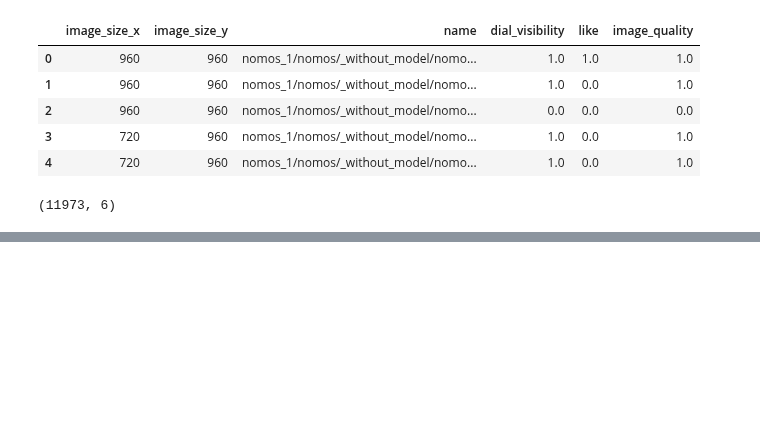
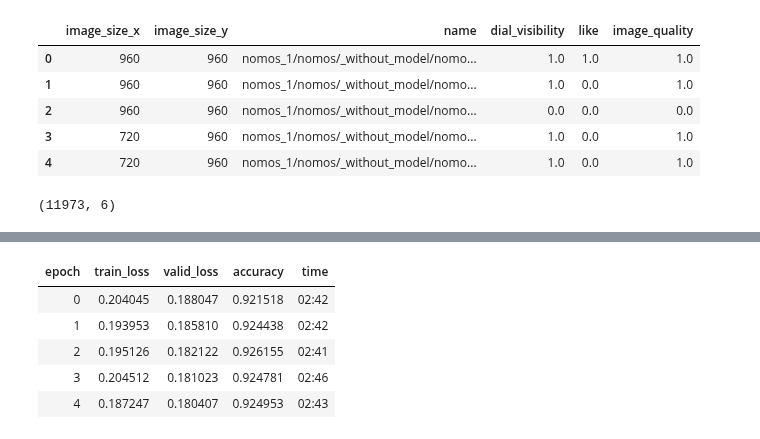
Before and after one commit to neronicolo/watch_bot, a Jupyter notebook: training/dial_visibility_classifier_2.ipynb, the cells around one changed output, grey strips where cells are left out. Cells and saved outputs as stored; diff of their text form; code cells hidden in the pictures; blank space fills up the shorter version.

```diff
--- a/training/dial_visibility_classifier_2.ipynb
+++ b/training/dial_visibility_classifier_2.ipynb
@@ -68,0 +123,9 @@ xform =
+# %%
+learn.fit_one_cycle(5, slice(5e-04))
+# %% [output]
+| epoch | train_loss | valid_loss | accuracy | time |
+| 0 | 0.204045 | 0.188047 | 0.921518 | 02:42 |
+| 1 | 0.193953 | 0.185810 | 0.924438 | 02:42 |
+| 2 | 0.195126 | 0.182122 | 0.926155 | 02:41 |
+| 3 | 0.204512 | 0.181023 | 0.924781 | 02:46 |
+| 4 | 0.187247 | 0.180407 | 0.924953 | 02:43 |
```
Also changed, not shown: parts of 13 cells of this notebook.
